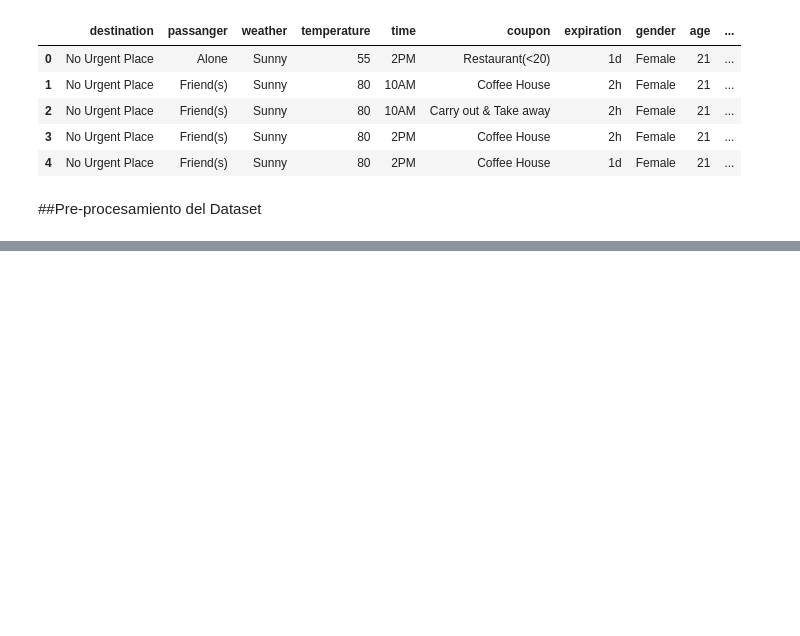
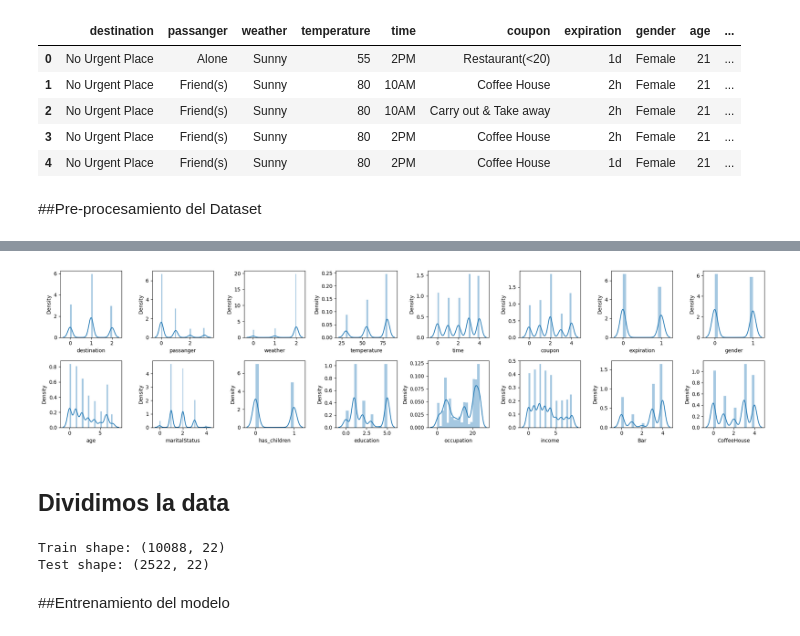
Before and after one commit to DavisGereda/Proyecto-ML, a Jupyter notebook: modelos/Proyecto_ML_Base.ipynb, the cells around one changed output, grey strips where cells are left out. Drawn from its saved outputs; the diff is of its cells as text; code cells hidden in the pictures; blank space fills up the shorter version.

```diff
--- a/modelos/Proyecto_ML_Base.ipynb
+++ b/modelos/Proyecto_ML_Base.ipynb
@@ -98,0 +265,16 @@ dataset.head()
+# %%
+width = 20
+height = 5
+
+plt.style.use("default")
+
+figure, axes = plt.subplots(nrows=2, ncols=8, figsize=(width, height))
+
+for column, axe in zip(preprocessed_dataset, axes.flatten()):
+    sns.distplot(preprocessed_dataset[column], ax=axe)
+
+plt.tight_layout()
+# %% [output]
+[figure, added]
+# %% [markdown]
+## Dividimos la data
@@ -98,0 +289,8 @@ dataset.head()
+# %%
+print(f"Train shape: {x_train.shape}")
+print(f"Test shape: {x_test.shape}")
+# %% [output]
+Train shape: (10088, 22)
+Test shape: (2522, 22)
+# %% [markdown]
+##Entrenamiento del modelo
```
Also changed, not shown: parts of 16 cells of this notebook, 2 other files.
